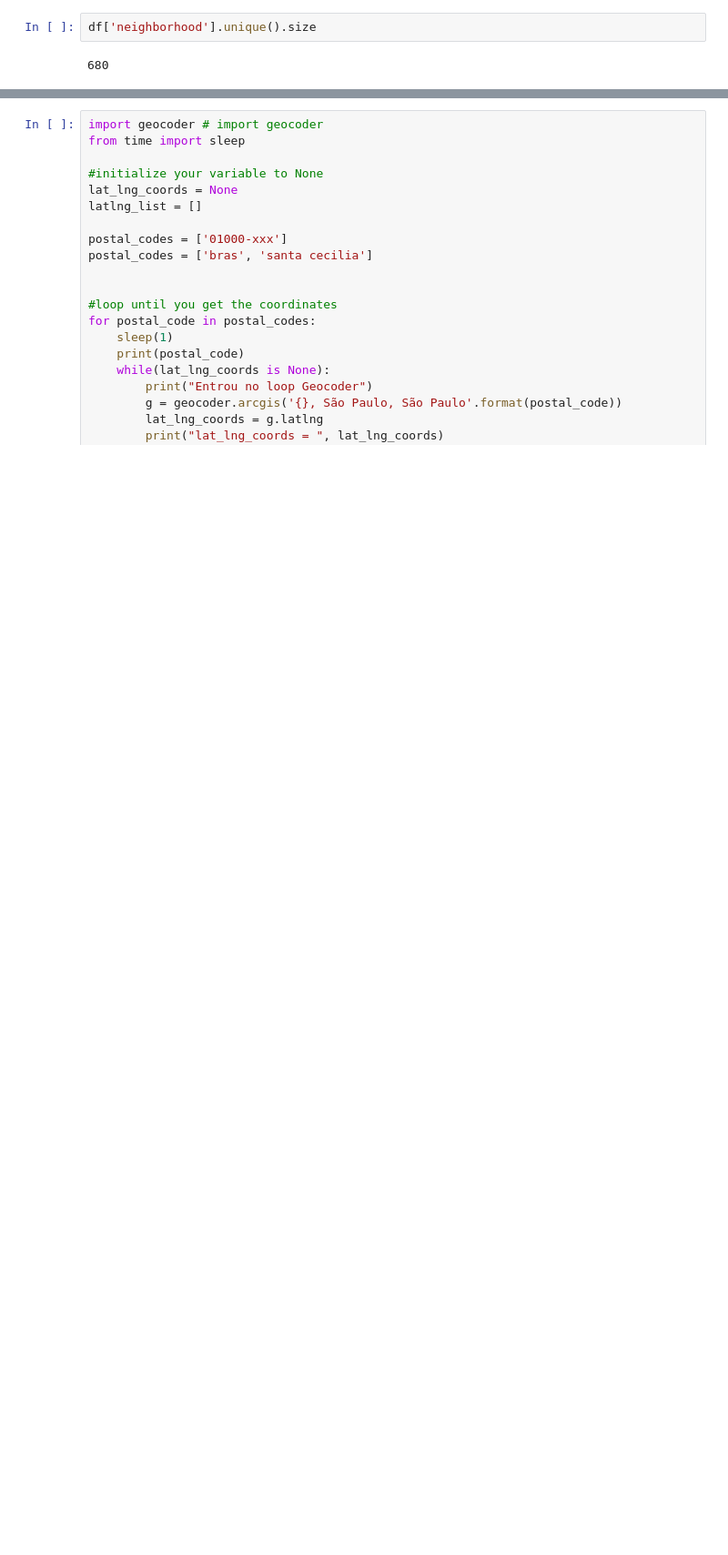
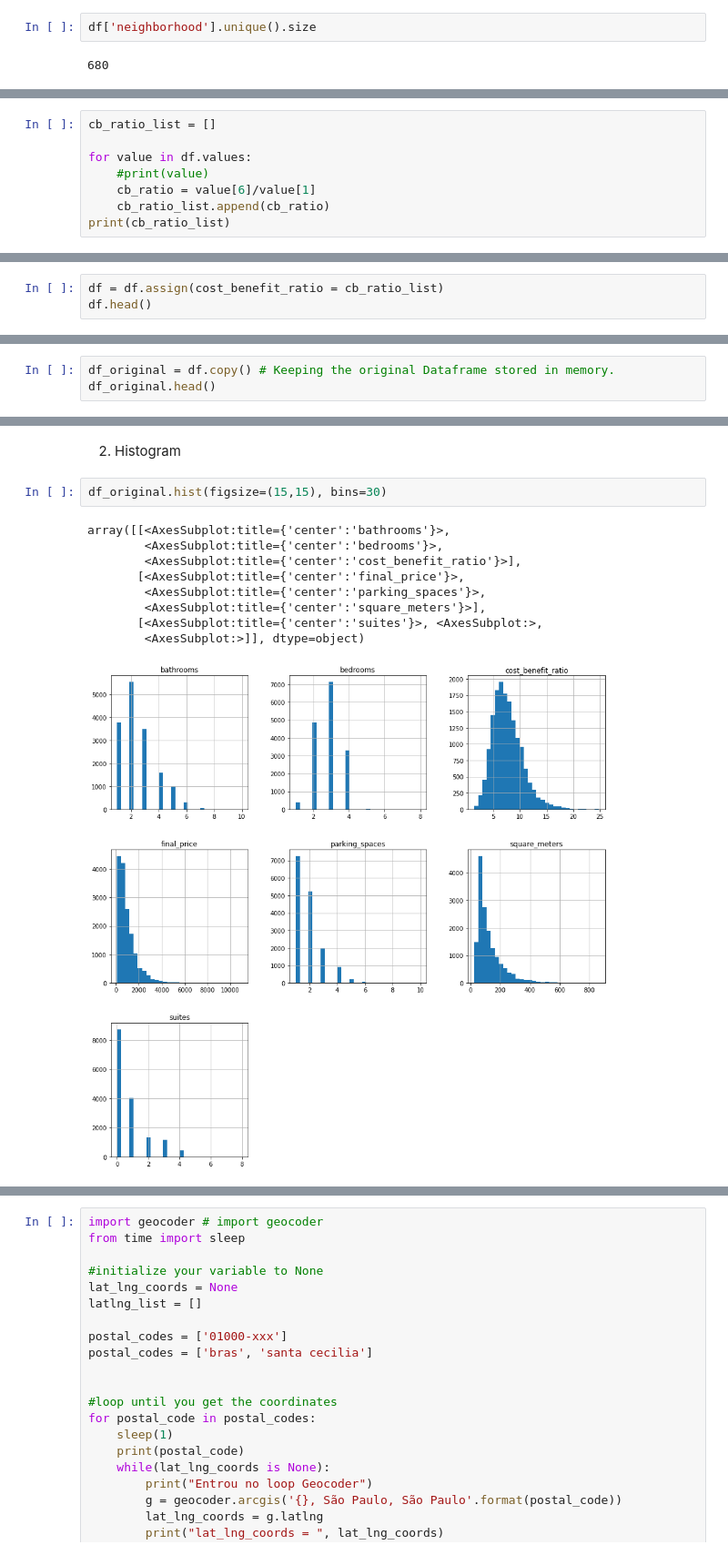
Before and after one commit to FernandoRFranca/Coursera_Capstone, a Jupyter notebook: Coursera Data Science Final Project.ipynb, the cells around one changed output, grey strips where cells are left out. Shown at 91% size. Cells and saved outputs as stored; diff of their text form; blank space fills up the shorter version.

```diff
--- a/Coursera Data Science Final Project.ipynb
+++ b/Coursera Data Science Final Project.ipynb
@@ -72,0 +77,8 @@ df['neighborhood'].unique().size
+# %%
+cb_ratio_list = []
+
+for value in df.values:
+    #print(value)
+    cb_ratio = value[6]/value[1]
+    cb_ratio_list.append(cb_ratio)
+print(cb_ratio_list)
@@ -72,0 +89,3 @@ df['neighborhood'].unique().size
+# %%
+df = df.assign(cost_benefit_ratio = cb_ratio_list)
+df.head()
@@ -72,0 +99,3 @@ df['neighborhood'].unique().size
+# %%
+df_original = df.copy() # Keeping the original Dataframe stored in memory.
+df_original.head()
@@ -72,0 +218,14 @@ df['neighborhood'].unique().size
+# %% [markdown]
+2. Histogram
+# %%
+df_original.hist(figsize=(15,15), bins=30)
+# %% [output]
+array([[<AxesSubplot:title={'center':'bathrooms'}>,
+        <AxesSubplot:title={'center':'bedrooms'}>,
+        <AxesSubplot:title={'center':'cost_benefit_ratio'}>],
+       [<AxesSubplot:title={'center':'final_price'}>,
+        <AxesSubplot:title={'center':'parking_spaces'}>,
+        <AxesSubplot:title={'center':'square_meters'}>],
+       [<AxesSubplot:title={'center':'suites'}>, <AxesSubplot:>,
+        <AxesSubplot:>]], dtype=object)
+[figure, added]
```
Also changed, not shown: parts of 34 cells of this notebook.
